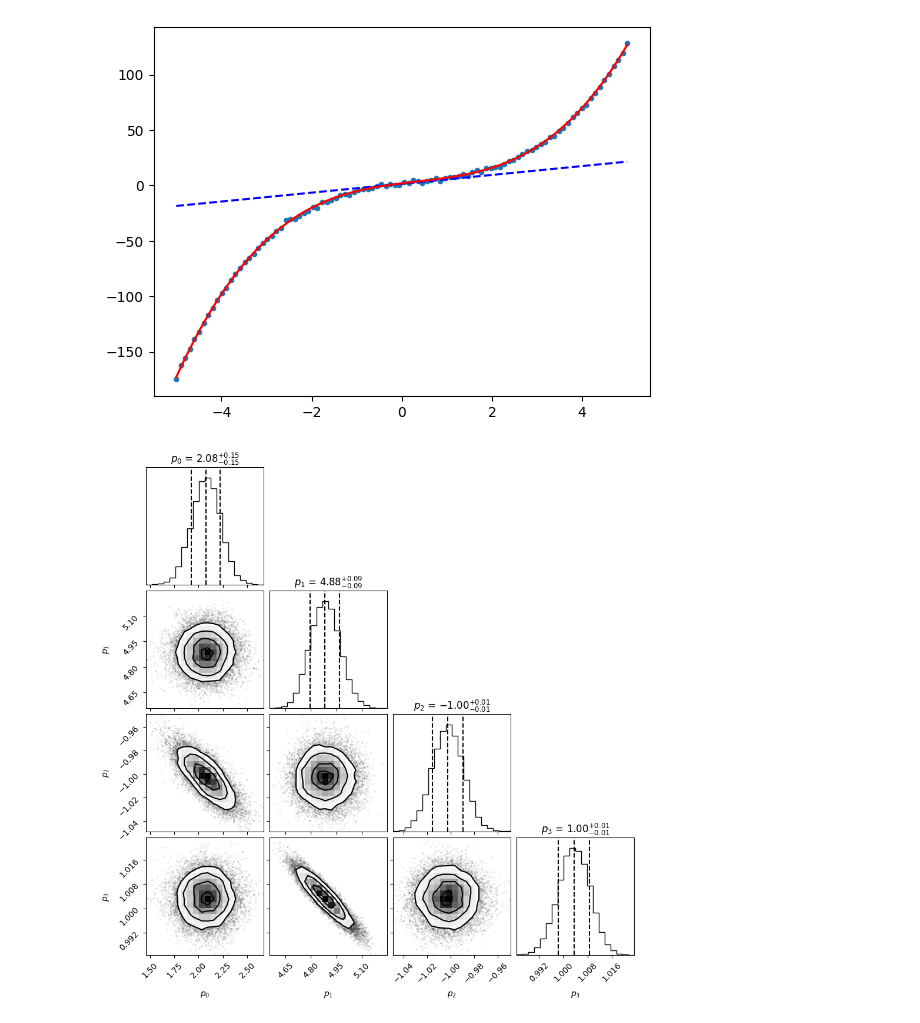
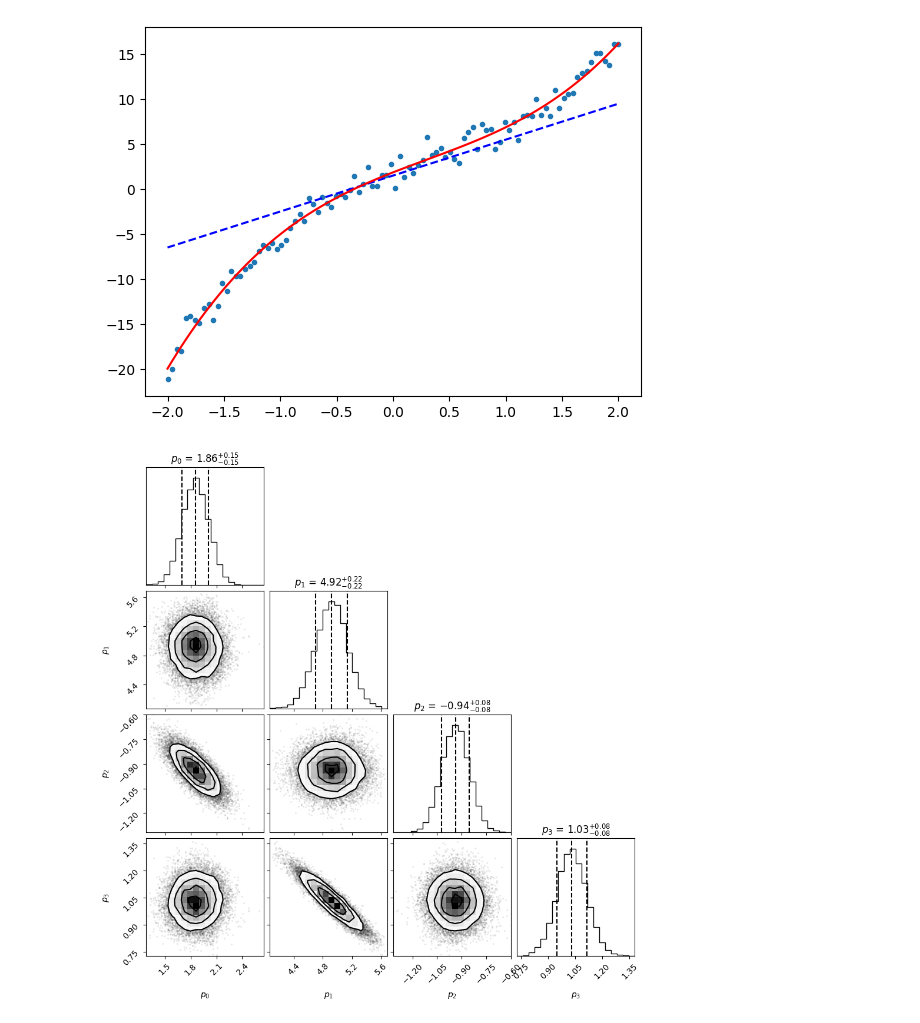
Before and after one commit to dylannpaterson/HMC, a Jupyter notebook: example.ipynb, the cells around one changed output. Cells and saved outputs as stored; diff of their text form; code cells hidden in the pictures.

Commit message:
Adjusted orbit plot

```diff
--- a/example.ipynb
+++ b/example.ipynb
@@ -21,7 +21,7 @@ global y
 global x
 global dx
 
-x = np.linspace(-5.0,5.0,100)
+x = np.linspace(-2.0,2.0,100)
 p = np.asarray([2.0,5.0,-1.0,1.0])
 y = f(p,x) + np.random.randn(len(x))
 
@@ -38,7 +38,7 @@ smp.qi = np.asarray([1.5,4.0,0.0,0.0])
 
 smp.n_samples = 1000
 smp.n_burnin = 1000
-smp.lf_length = 0.05
+smp.lf_length = 0.075
 
 y0 = f(smp.qi,x)
 
@@ -50,8 +50,8 @@ plt.plot(x,y0,'b--')
 plt.plot(x,py,'r-')
 plt.show()
 # %% [output]
-[figure, old version]
+[figure, new version]
 # %%
-smp.plotSamples([r"$p_0$",r"$p_1$",r"$p_2$",r"$p_3$"])
+smp.plotSamples([r"$p_0$",r"$p_1$",r"$p_2$",r"$p_3$",r"$p_4$"])
 # %% [output]
-[figure, old version]
+[figure, new version]
```
Also changed, not shown: parts of 2 cells of this notebook, 1 other file.
